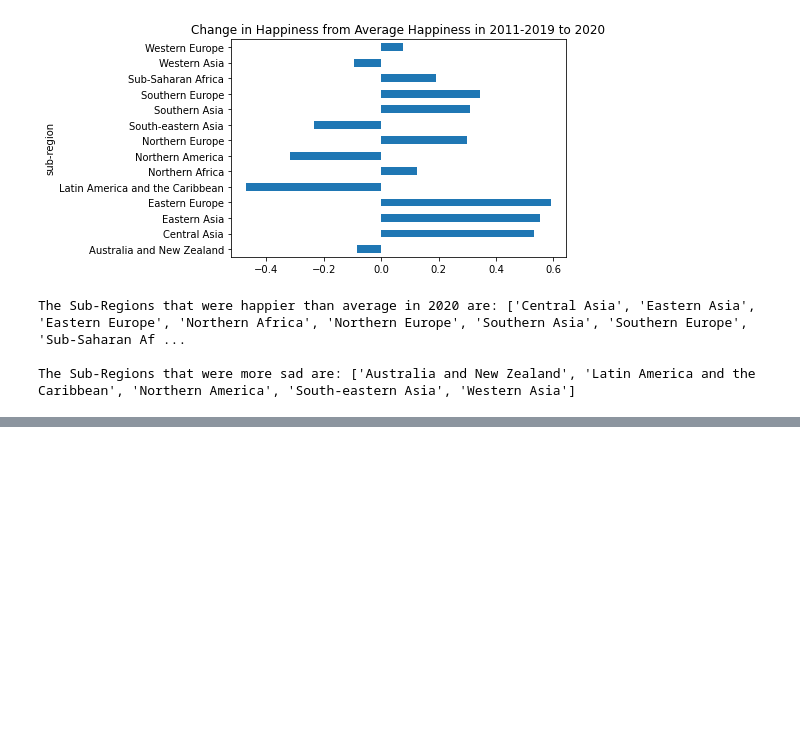
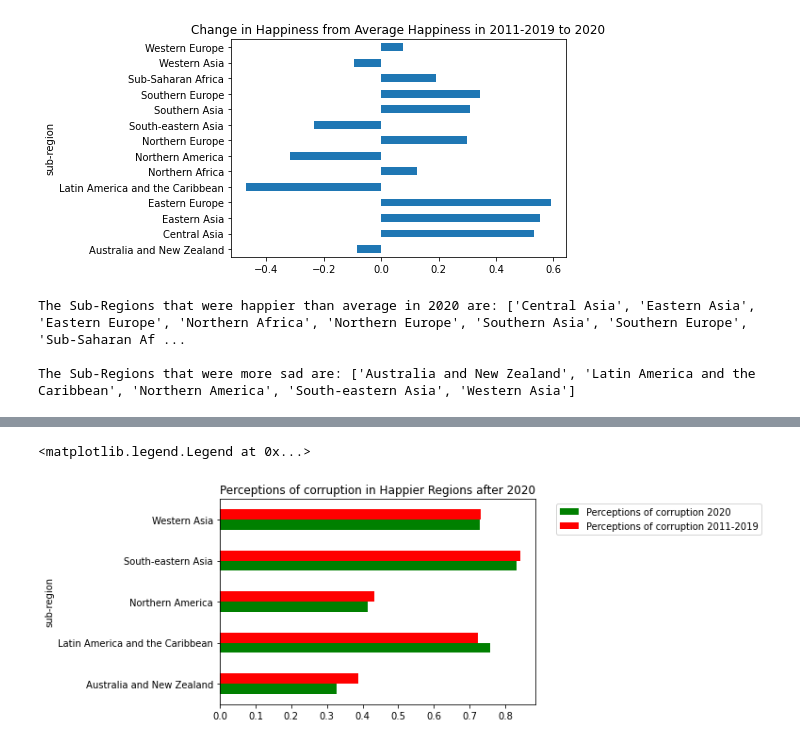
Before and after one commit to SimplyLizzy/FactorsOfHappinness, a Jupyter notebook: Avg Life Ladder vs. Sub-Region.ipynb, the cells around one changed output, grey strips where cells are left out. Cells and saved outputs as stored; diff of their text form; code cells hidden in the pictures; blank space fills up the shorter version.

```diff
--- a/Avg Life Ladder vs. Sub-Region.ipynb
+++ b/Avg Life Ladder vs. Sub-Region.ipynb
@@ -239,0 +247,7 @@ plt.legend(['Log GDP per capita 2020', 'Log GDP per capita 2011-2019'], bbox_to_
+# %%
+sadder_regions_df.plot.barh(y = ['Perceptions of corruption_x', 'Perceptions of corruption_y'], color = ['green','red'])
+plt.title('Perceptions of corruption in Happier Regions after 2020')
+plt.legend(['Perceptions of corruption 2020', 'Perceptions of corruption 2011-2019'], bbox_to_anchor=(1.05, 1), loc='upper left')
+# %% [output]
+<matplotlib.legend.Legend at 0x...>
+[figure, added]
```
Also changed, not shown: parts of 13 cells of this notebook.
